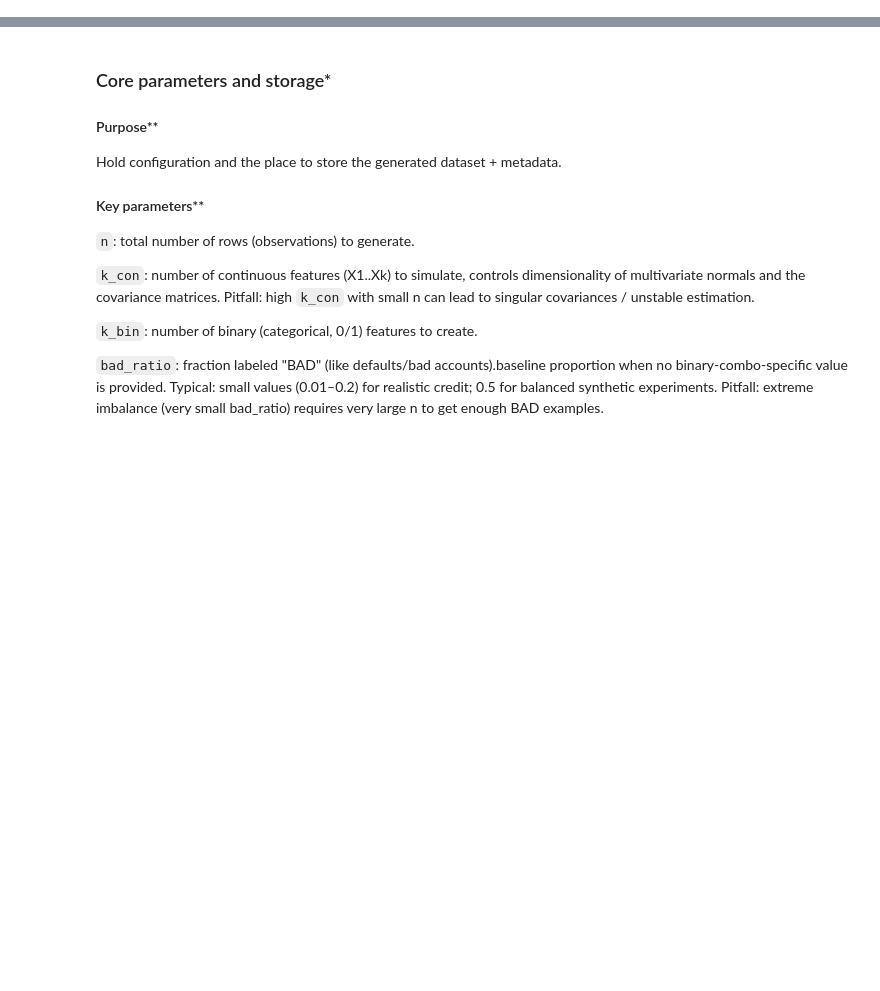
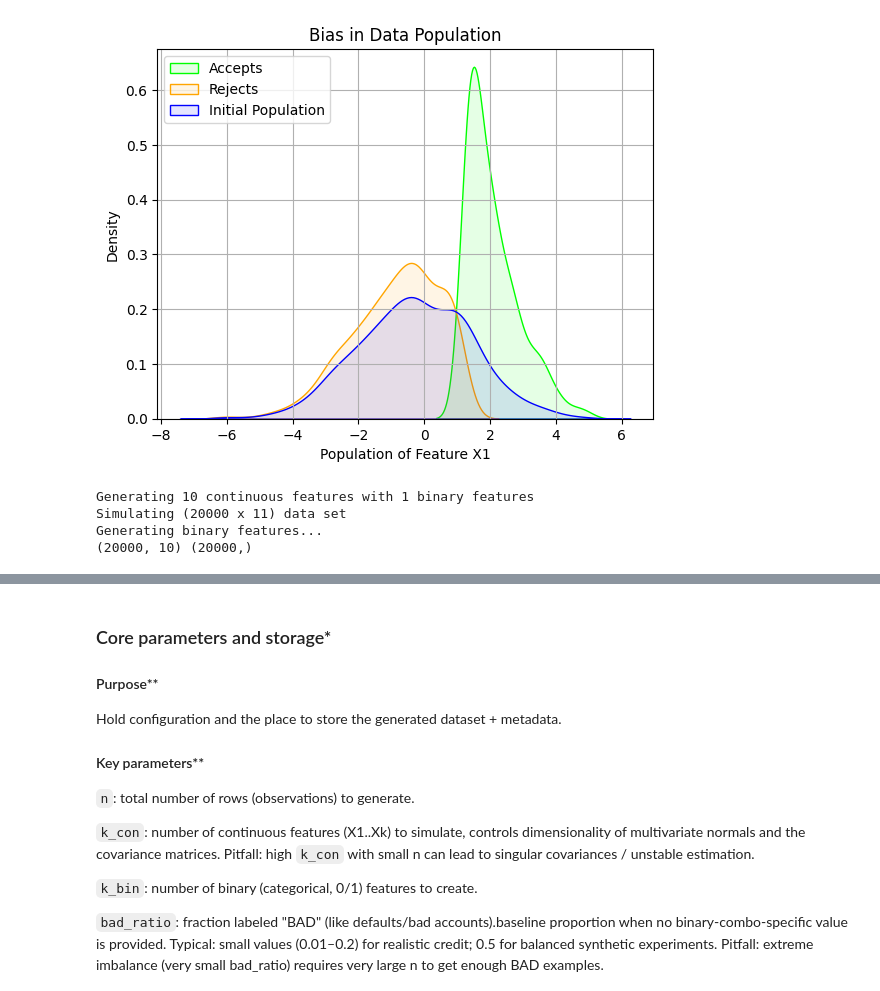
Before and after one commit to MiaYangM/Information-System--Foundation-Models-for-Reject-Inference, a Jupyter notebook: Data Generator.ipynb, the cells around one changed output, grey strips where cells are left out. Cells and saved outputs as stored; diff of their text form; code cells hidden in the pictures; blank space fills up the shorter version.

```diff
--- a/Data Generator.ipynb
+++ b/Data Generator.ipynb
@@ -35,0 +69,71 @@ Generating binary features...
+# %%
+# extract initial population
+init_population = res.data
+init_population.drop(columns=['B1'], inplace=True)
+init_population['BAD'].map({'BAD':1, 'GOOD':0}) # maps strings to ints, but we keep 'BAD'/'GOOD' for better interpretability later.
+
+top_percent = 0.2 # accept the top 20% by the business rule.
+
+# accept applicants using a business rule on X1
+# Identify indices of the top `top_percent` based on 'X1'
+accepts_ind = init_population.index[init_population['X1'] >= init_population['X1'].quantile(1 - top_percent)]
+
+# Select rows for current accepts and rejects
+init_accepts = init_population.loc[accepts_ind] #DataFrame of accepted applicants (subset).
+init_rejects = init_population.drop(accepts_ind) #DataFrame of rejected applicants (complement subset)
+# %%
+# Edge-case handling to ensure enough BAD labels among accepts
+
+if (init_accepts['BAD'] == 'BAD').sum() < 4:
+    # Adjust indices to ensure at least 4 'BAD' cases, ensures downstream model training has enough BAD examples among accepts.
+    # threshold = init_population['X1'].quantile(1 - top_percent)
+    # accepts_ind = init_population.index[init_population['X1'] >= threshold].tolist()
+    # main_part = accepts_ind[:len(accepts_ind) - 4]
+    # first_four = list(init_population.index[:4])
+    # accepts_ind = main_part + first_four
+
+    top_indices = init_population.index[init_population['X1'] >= init_population['X1'].quantile(1 - top_percent)]
+    accepts_ind = list(top_indices[:len(accepts_ind) - 4]) + list(init_population.index[:4])
+    init_accepts = init_population.loc[accepts_ind]
+    init_rejects = init_population.drop(accepts_ind)
+
+    #
+# %%
+# if not os.path.exists('plots'):
+#     os.makedirs('plots')
+sns.kdeplot(init_accepts.iloc[:, 0], fill= True, color='lime', label='Accepts', alpha=0.1)
+sns.kdeplot(init_rejects.iloc[:, 0], fill= True, color='orange', label='Rejects', alpha=0.1)
+sns.kdeplot(init_population.iloc[:, 0], fill= True, color='blue', label='Initial Population', alpha=0.1)
+plt.xlabel('Population of Feature X1')
+plt.title('Bias in Data Population')
+plt.legend()
+plt.grid(True)
+# plt.savefig(f'plots/population.png', dpi=300, bbox_inches='tight')
+plt.show()
+# plt.close()
+# %% [output]
+[figure, added]
+# %%
+######### HOLDOUT POPULATION ########
+
+holdout_sample = 20000 # size of holdout data: 2*res.n
+
+# generate holdout data
+holdout = data.DataGenerator(n = holdout_sample, replicate = res, seed = 99999)
+holdout.generate()
+holdout_population = holdout.data
+
+# safe X/y extraction
+cols_to_drop = ['BAD']
+if 'B1' in holdout_population.columns:
+    cols_to_drop.append('B1')
+x_holdout = holdout_population.drop(columns=cols_to_drop)
+y_holdout = holdout_population['BAD'].map({'BAD':1, 'GOOD':0}).astype(int)
+
+x_holdout = holdout_population.drop(columns=['BAD', 'B1'])
+y_holdout = holdout_population['BAD'].map({"BAD":1, "GOOD":0})
+# %% [output]
+Generating 10 continuous features with 1 binary features
+Simulating (20000 x 11) data set
+Generating binary features...
+(20000, 10) (20000,)
```
Also changed, not shown: parts of 12 cells of this notebook.
